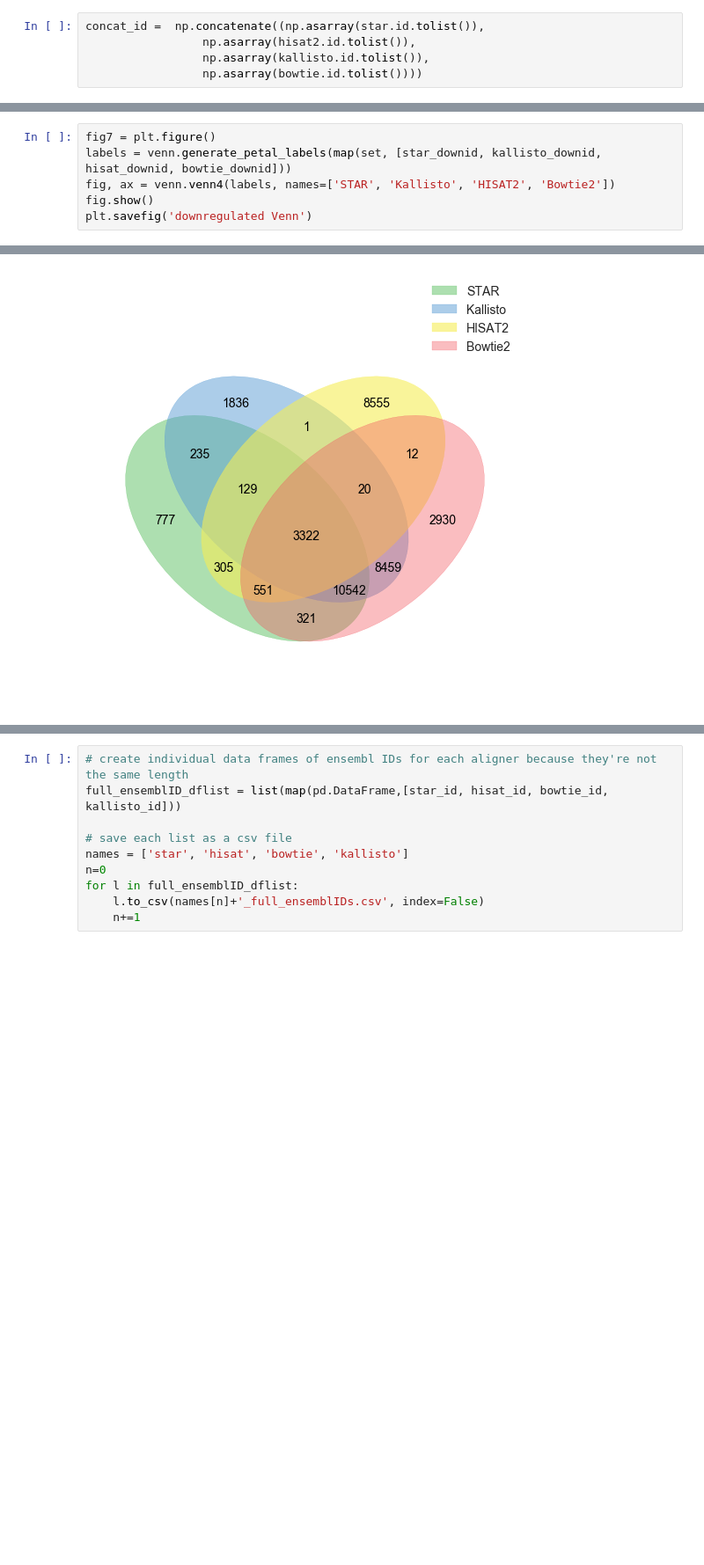
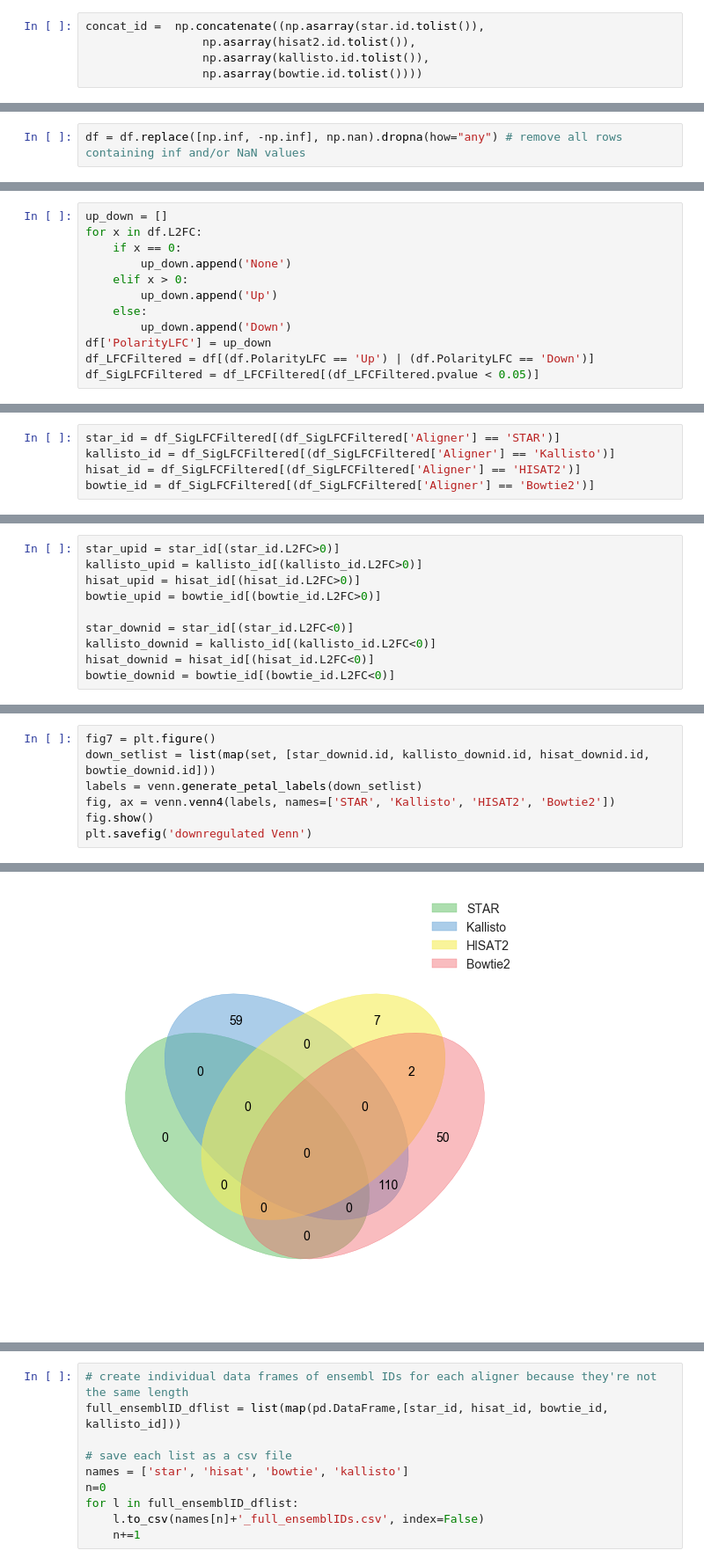
Before and after one commit to larouchej/BIOINF575, a Jupyter notebook: NMJProjectGraphs_final.ipynb, the cells around one changed output, grey strips where cells are left out. Shown at 88% size. Saved outputs shown, nothing was run; the diff lists cells and outputs as text; blank space fills up the shorter version.

```diff
--- a/NMJProjectGraphs_final.ipynb
+++ b/NMJProjectGraphs_final.ipynb
@@ -80,0 +61,2 @@ up_down_sigadj = [ 'Up' if x else 'Down' for x in np.logical_and(concat_log2FC >
+# %%
+df = df.replace([np.inf, -np.inf], np.nan).dropna(how="any") # remove all rows containing inf and/or NaN values
@@ -80,0 +65,12 @@ up_down_sigadj = [ 'Up' if x else 'Down' for x in np.logical_and(concat_log2FC >
+# %%
+up_down = []
+for x in df.L2FC:
+    if x == 0:
+        up_down.append('None')
+    elif x > 0:
+        up_down.append('Up')
+    else:
+        up_down.append('Down')
+df['PolarityLFC'] = up_down
+df_LFCFiltered = df[(df.PolarityLFC == 'Up') | (df.PolarityLFC == 'Down')]
+df_SigLFCFiltered = df_LFCFiltered[(df_LFCFiltered.pvalue < 0.05)]
@@ -120,2 +103,7 @@ bowtie_id = df.id[bowtie_mask]
+# %%
+star_id = df_SigLFCFiltered[(df_SigLFCFiltered['Aligner'] == 'STAR')]
+kallisto_id = df_SigLFCFiltered[(df_SigLFCFiltered['Aligner'] == 'Kallisto')]
+hisat_id = df_SigLFCFiltered[(df_SigLFCFiltered['Aligner'] == 'HISAT2')]
+bowtie_id = df_SigLFCFiltered[(df_SigLFCFiltered['Aligner'] == 'Bowtie2')]
 # %%
 fig5 = plt.figure()
@@ -147,2 +115,12 @@ bowtie_downid = df.id[bowtie_downmask]
+# %%
+star_upid = star_id[(star_id.L2FC>0)]
+kallisto_upid = kallisto_id[(kallisto_id.L2FC>0)]
+hisat_upid = hisat_id[(hisat_id.L2FC>0)]
+bowtie_upid = bowtie_id[(bowtie_id.L2FC>0)]
+
+star_downid = star_id[(star_id.L2FC<0)]
+kallisto_downid = kallisto_id[(kallisto_id.L2FC<0)]
+hisat_downid = hisat_id[(hisat_id.L2FC<0)]
+bowtie_downid = bowtie_id[(bowtie_id.L2FC<0)]
 # %%
 fig6 = plt.figure()
@@ -156,9 +146,10 @@ plt.savefig('upregulated Venn')
 # %%
 fig7 = plt.figure()
-labels = venn.generate_petal_labels(map(set, [star_downid, kallisto_downid, hisat_downid, bowtie_downid]))
+down_setlist = list(map(set, [star_downid.id, kallisto_downid.id, hisat_downid.id, bowtie_downid.id]))
+labels = venn.generate_petal_labels(down_setlist)
 fig, ax = venn.venn4(labels, names=['STAR', 'Kallisto', 'HISAT2', 'Bowtie2'])
 fig.show()
 plt.savefig('downregulated Venn')
 # %% [output]
 <matplotlib.figure.Figure at 0x...>
-[figure, old version]
+[figure, new version]
```
Also changed, not shown: parts of 56 cells of this notebook.
